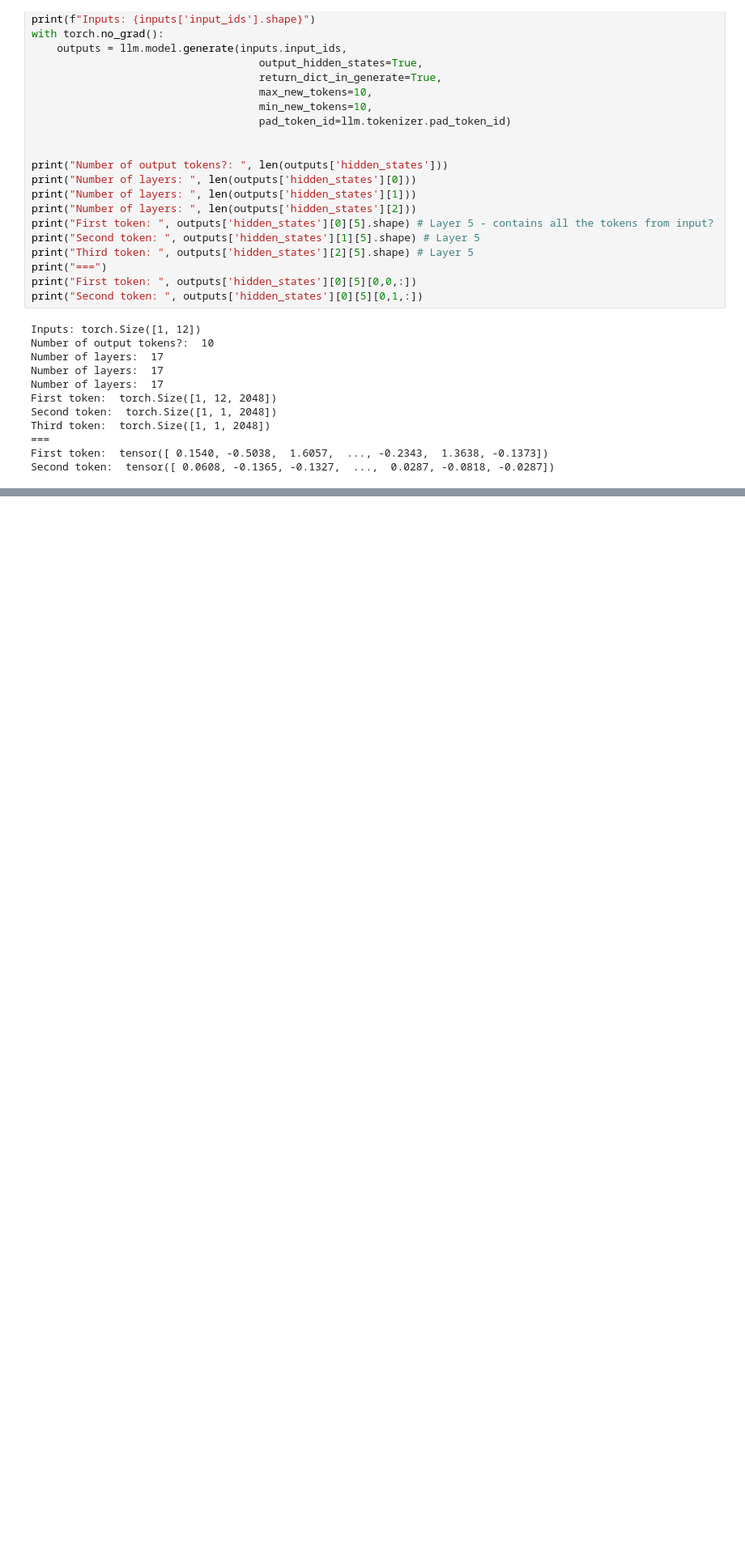
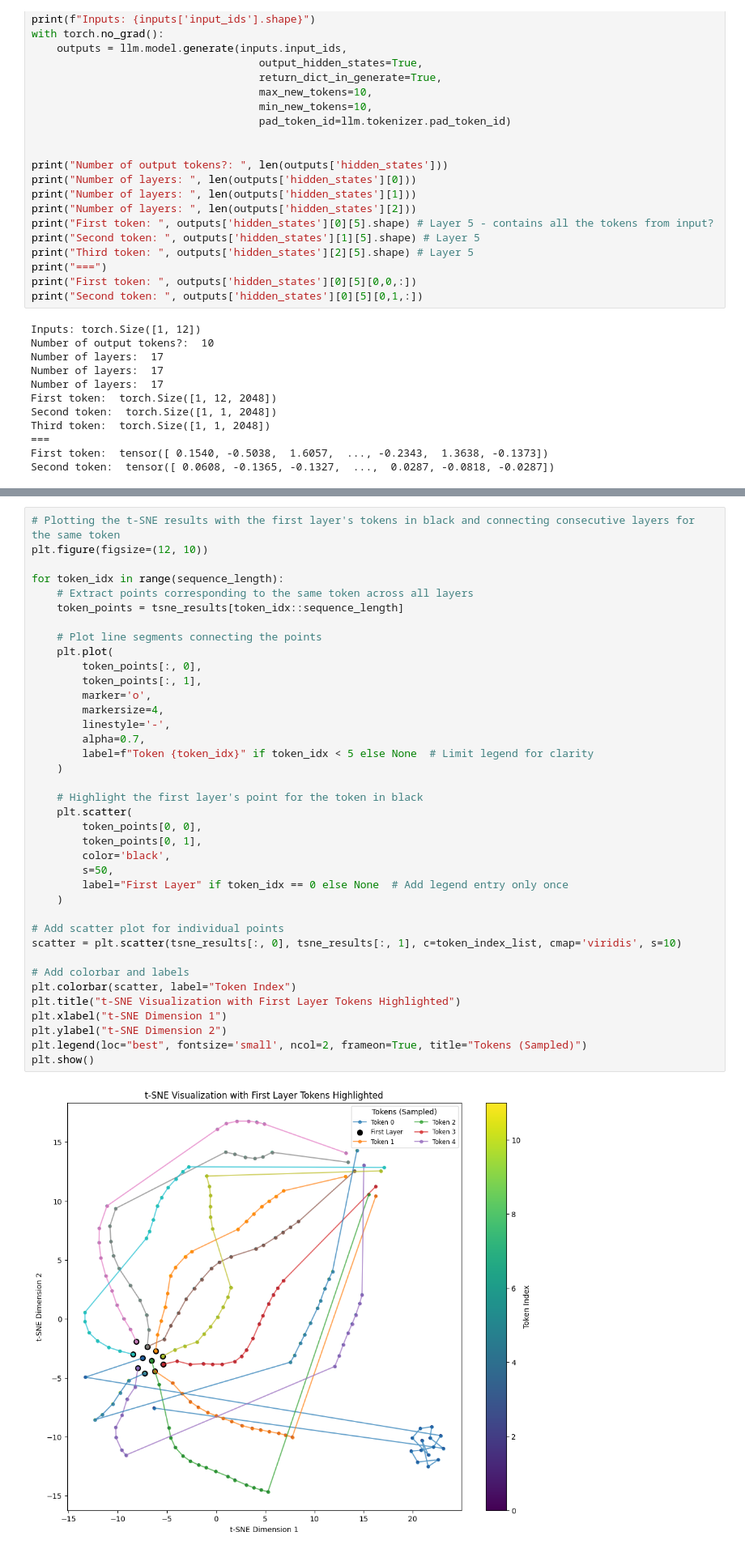
Before and after one commit to Viagounet/LLM-Toolkit, a Jupyter notebook: src/view_tokens_embeddings.ipynb, the cells around one changed output, grey strips where cells are left out. Shown at 81% size. Drawn from its saved outputs; the diff is of its cells as text; blank space fills up the shorter version.

```diff
--- a/src/view_tokens_embeddings.ipynb
+++ b/src/view_tokens_embeddings.ipynb
@@ -72,0 +78,40 @@ array([[[ 2.68554688e-03,  3.08227539e-03, -6.80541992e-03, ...,
+# %%
+# Plotting the t-SNE results with the first layer's tokens in black and connecting consecutive layers for the same token
+plt.figure(figsize=(12, 10))
+
+for token_idx in range(sequence_length):
+    # Extract points corresponding to the same token across all layers
+    token_points = tsne_results[token_idx::sequence_length]
+
+    # Plot line segments connecting the points
+    plt.plot(
+        token_points[:, 0],
+        token_points[:, 1],
+        marker='o',
+        markersize=4,
+        linestyle='-',
+        alpha=0.7,
+        label=f"Token {token_idx}" if token_idx < 5 else None  # Limit legend for clarity
+    )
+
+    # Highlight the first layer's point for the token in black
+    plt.scatter(
+        token_points[0, 0],
+        token_points[0, 1],
+        color='black',
+        s=50,
+        label="First Layer" if token_idx == 0 else None  # Add legend entry only once
+    )
+
+# Add scatter plot for individual points
+scatter = plt.scatter(tsne_results[:, 0], tsne_results[:, 1], c=token_index_list, cmap='viridis', s=10)
+
+# Add colorbar and labels
+plt.colorbar(scatter, label="Token Index")
+plt.title("t-SNE Visualization with First Layer Tokens Highlighted")
+plt.xlabel("t-SNE Dimension 1")
+plt.ylabel("t-SNE Dimension 2")
+plt.legend(loc="best", fontsize='small', ncol=2, frameon=True, title="Tokens (Sampled)")
+plt.show()
+# %% [output]
+[figure, added]
```
Also changed, not shown: parts of 2 cells of this notebook.
